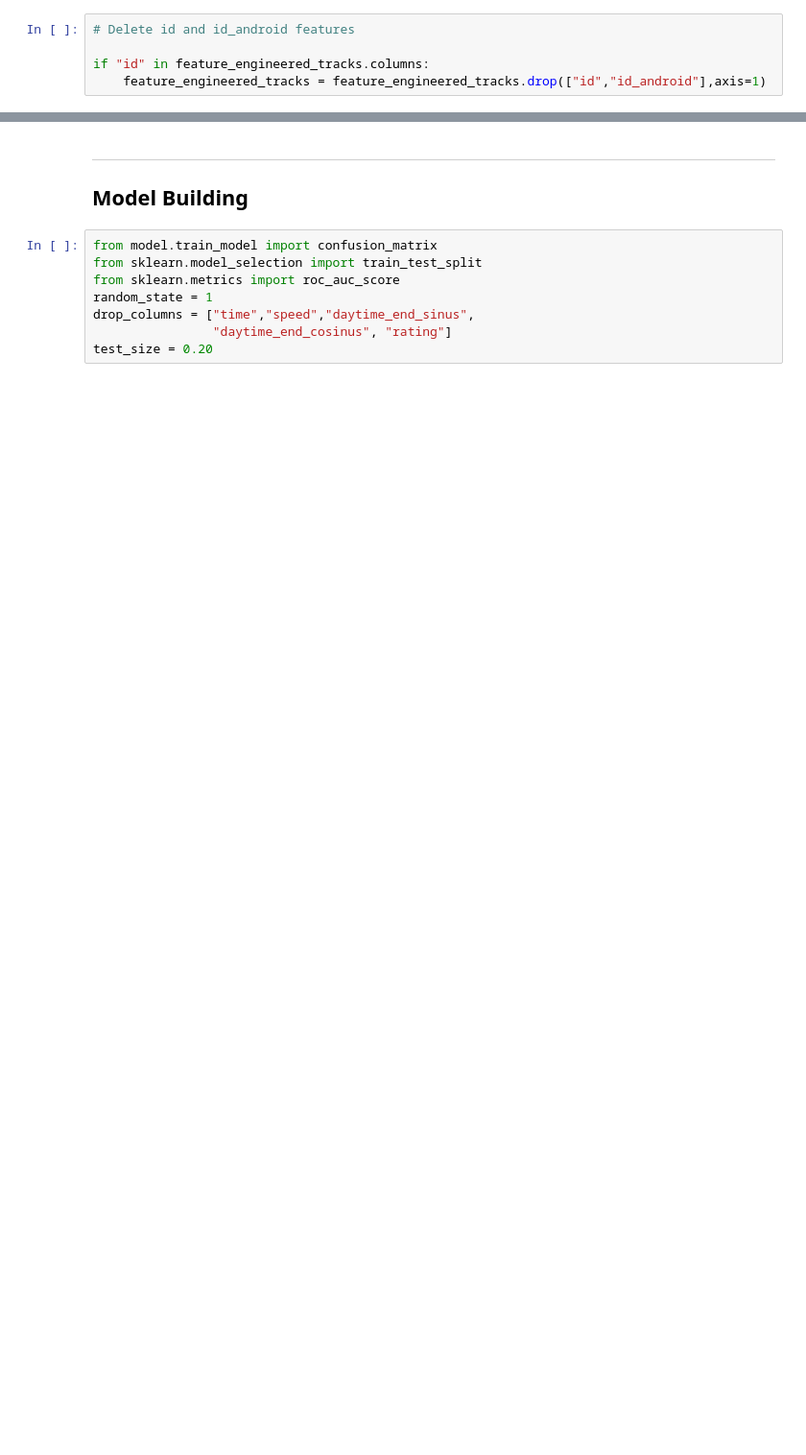
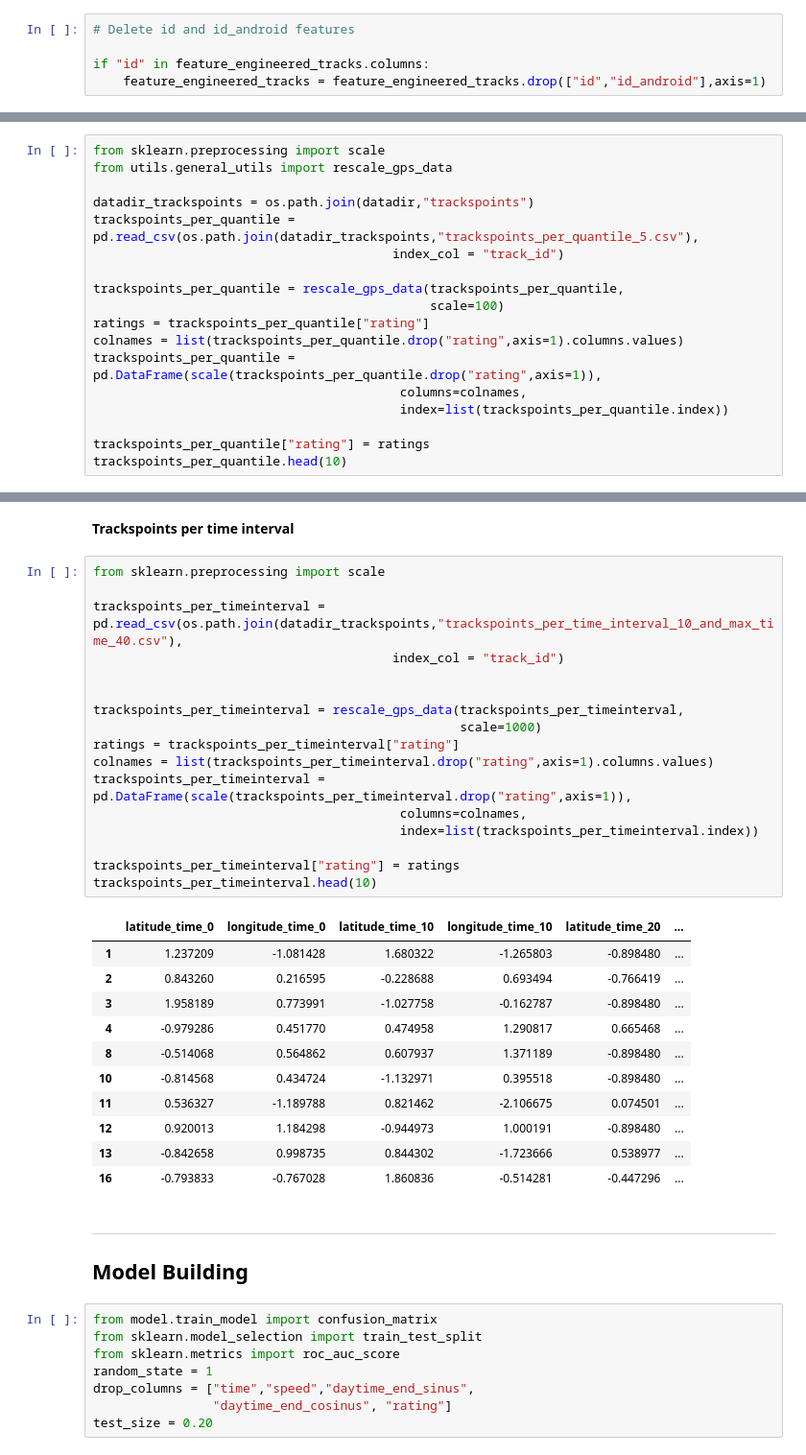
Before and after one commit to MoBran/bi2_project, a Jupyter notebook: src/model_building.ipynb, the cells around one changed output, grey strips where cells are left out. Shown at 96% size. Cells and saved outputs as stored; diff of their text form; blank space fills up the shorter version.

```diff
--- a/src/model_building.ipynb
+++ b/src/model_building.ipynb
@@ -65,0 +71,18 @@ if "id" in feature_engineered_tracks.columns:
+# %%
+from sklearn.preprocessing import scale
+from utils.general_utils import rescale_gps_data
+
+datadir_trackspoints = os.path.join(datadir,"trackspoints")
+trackspoints_per_quantile = pd.read_csv(os.path.join(datadir_trackspoints,"trackspoints_per_quantile_5.csv"),
+                                        index_col = "track_id")
+
+trackspoints_per_quantile = rescale_gps_data(trackspoints_per_quantile,
+                                             scale=100)
+ratings = trackspoints_per_quantile["rating"]
+colnames = list(trackspoints_per_quantile.drop("rating",axis=1).columns.values)
+trackspoints_per_quantile = pd.DataFrame(scale(trackspoints_per_quantile.drop("rating",axis=1)),
+                                         columns=colnames,
+                                         index=list(trackspoints_per_quantile.index))
+
+trackspoints_per_quantile["rating"] = ratings
+trackspoints_per_quantile.head(10)
@@ -66,3 +101,34 @@ if "id" in feature_engineered_tracks.columns:
+# %% [markdown]
+**Trackspoints per time interval**
+# %%
+from sklearn.preprocessing import scale
+
+trackspoints_per_timeinterval = pd.read_csv(os.path.join(datadir_trackspoints,"trackspoints_per_time_interval_10_and_max_time_40.csv"),
+                                        index_col = "track_id")
+
+
+trackspoints_per_timeinterval = rescale_gps_data(trackspoints_per_timeinterval,
+                                                 scale=1000)
+ratings = trackspoints_per_timeinterval["rating"]
+colnames = list(trackspoints_per_timeinterval.drop("rating",axis=1).columns.values)
+trackspoints_per_timeinterval = pd.DataFrame(scale(trackspoints_per_timeinterval.drop("rating",axis=1)),
+                                         columns=colnames,
+                                         index=list(trackspoints_per_timeinterval.index))
+
+trackspoints_per_timeinterval["rating"] = ratings
+trackspoints_per_timeinterval.head(10)
+# %% [output]
+|  | latitude_time_0 | longitude_time_0 | latitude_time_10 | longitude_time_10 | latitude_time_20 | ... |
+| 1 | 1.237209 | -1.081428 | 1.680322 | -1.265803 | -0.898480 | ... |
+| 2 | 0.843260 | 0.216595 | -0.228688 | 0.693494 | -0.766419 | ... |
+| 3 | 1.958189 | 0.773991 | -1.027758 | -0.162787 | -0.898480 | ... |
+| 4 | -0.979286 | 0.451770 | 0.474958 | 1.290817 | 0.665468 | ... |
+| 8 | -0.514068 | 0.564862 | 0.607937 | 1.371189 | -0.898480 | ... |
+| 10 | -0.814568 | 0.434724 | -1.132971 | 0.395518 | -0.898480 | ... |
+| 11 | 0.536327 | -1.189788 | 0.821462 | -2.106675 | 0.074501 | ... |
+| 12 | 0.920013 | 1.184298 | -0.944973 | 1.000191 | -0.898480 | ... |
+| 13 | -0.842658 | 0.998735 | 0.844302 | -1.723666 | 0.538977 | ... |
+| 16 | -0.793833 | -0.767028 | 1.860836 | -0.514281 | -0.447296 | ... |
 # %% [markdown]
 ----
 ## Model Building
```
Also changed, not shown: parts of 29 cells of this notebook, 1 other file.
